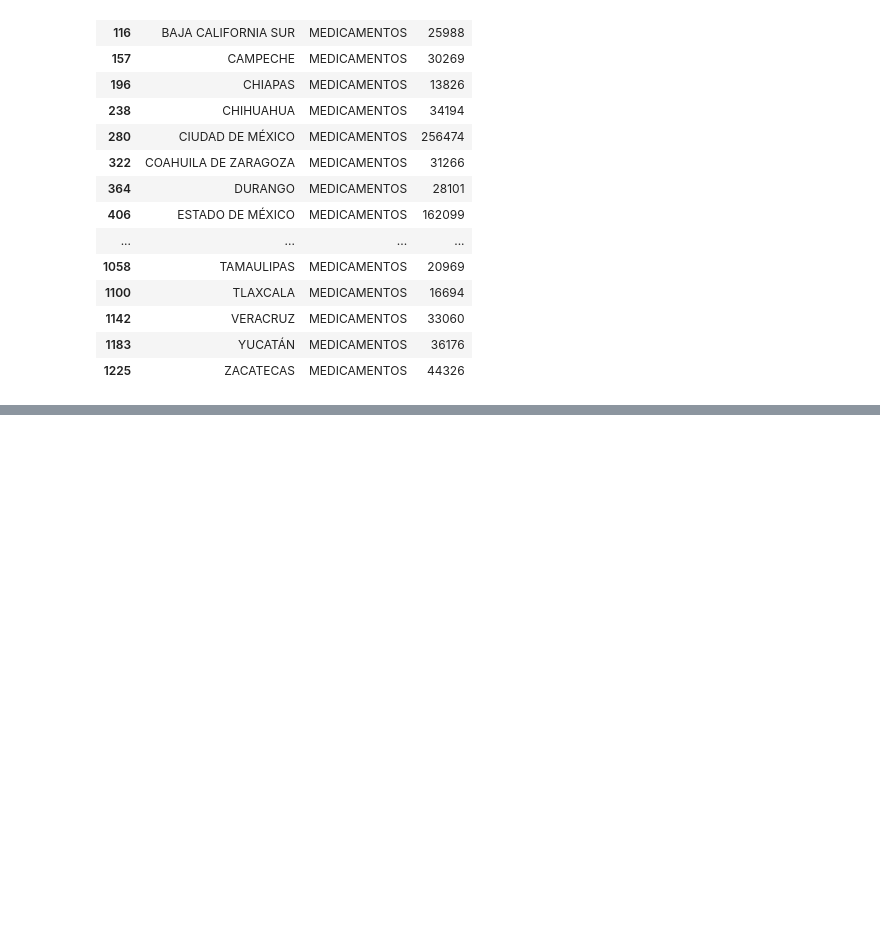
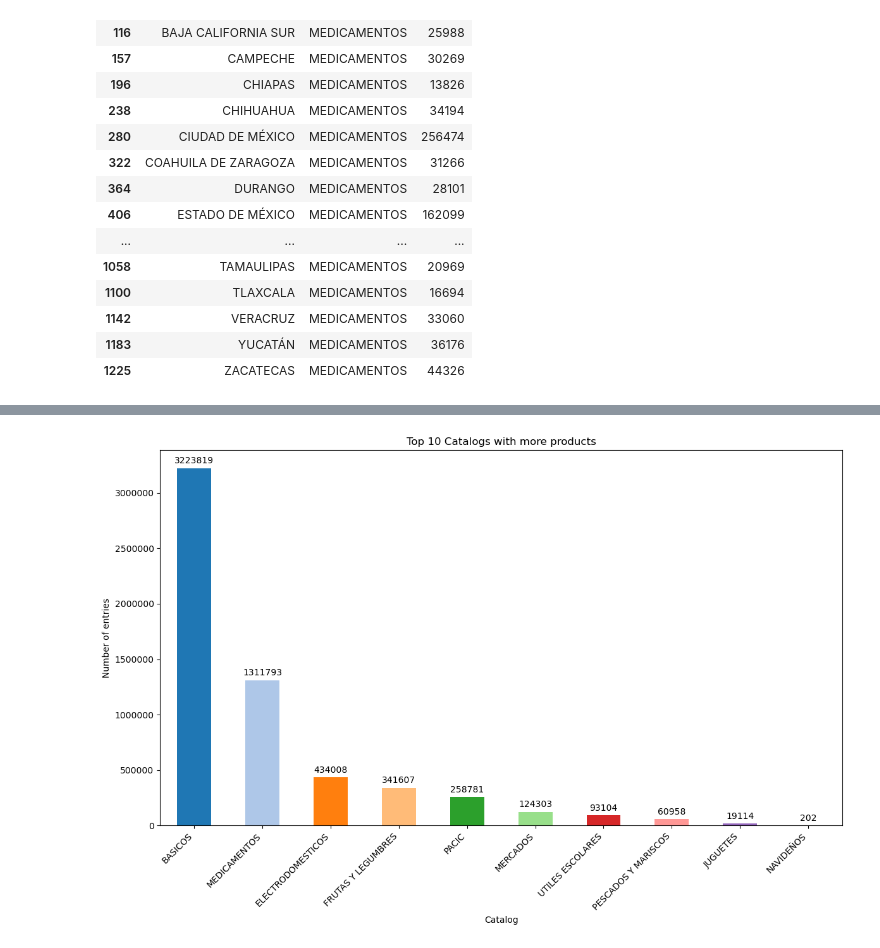
Before and after one commit to Andresmup/aws-sagemaker-qqp, a Jupyter notebook: python/QQP_2024.ipynb, the cells around one changed output, grey strips where cells are left out. Drawn from its saved outputs; the diff is of its cells as text; code cells hidden in the pictures; blank space fills up the shorter version.

```diff
--- a/python/QQP_2024.ipynb
+++ b/python/QQP_2024.ipynb
@@ -223,14 +279,28 @@ top_10_catalog
 # %%
+# Config palet and apply color
+colors = sns.color_palette('tab20', n_colors=10)
+
 # Create bar plot
 plt.figure(figsize=(12, 8))
-top_10_comercial_chain.plot(kind='bar', color='skyblue')
+bars = top_10_catalog.plot(kind='bar', color=colors)
+
+# Define bars
+for bar in bars.patches:
+    height = bar.get_height()
+    bars.annotate(f'{int(height)}', xy=(bar.get_x() + bar.get_width() / 2, height),
+                  xytext=(0, 3), textcoords='offset points', ha='center', va='bottom')
 
 # Config label and title
-plt.xlabel('Number of entries')
-plt.ylabel('Comercial chain')
-plt.title('Top 10 Comercial chain with more products registered')
+plt.xlabel('Catalog')
+plt.ylabel('Number of entries')
+plt.title('Top 10 Catalogs with more products')
 plt.xticks(rotation=45, ha='right')
+
+# Set y-axis to integer format
+plt.gca().ticklabel_format(useOffset=False, style='plain', axis='y')
 
 # Plot
 plt.tight_layout()
 plt.show()
+# %% [output]
+[figure, added]
```
Also changed, not shown: parts of 21 cells of this notebook.
